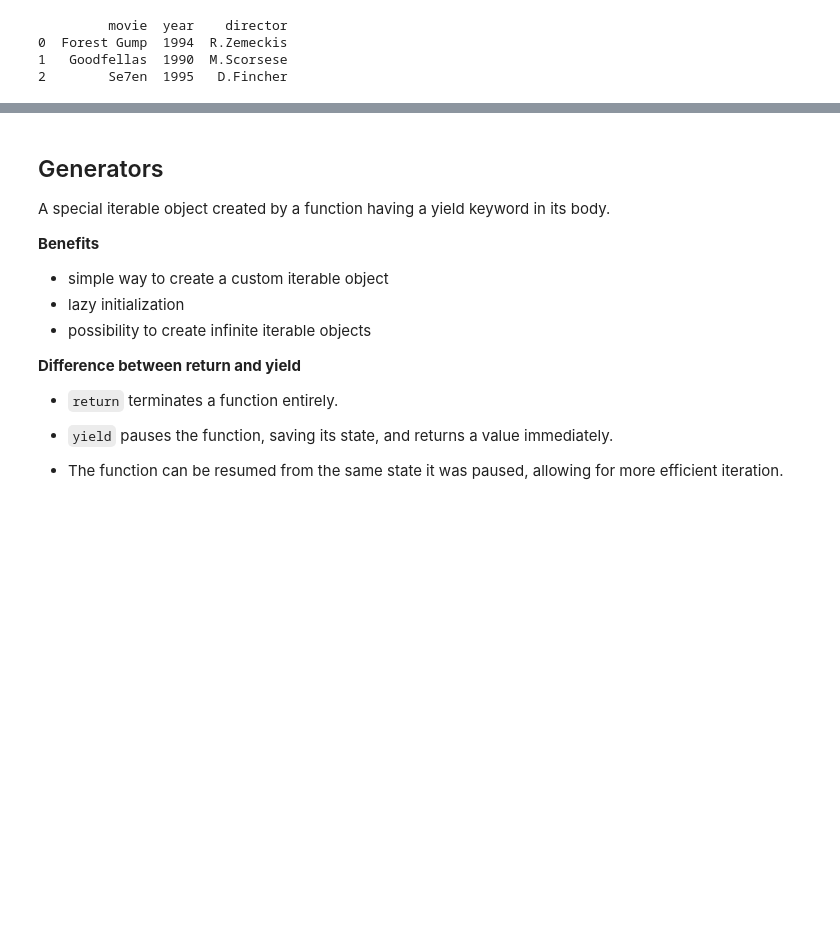
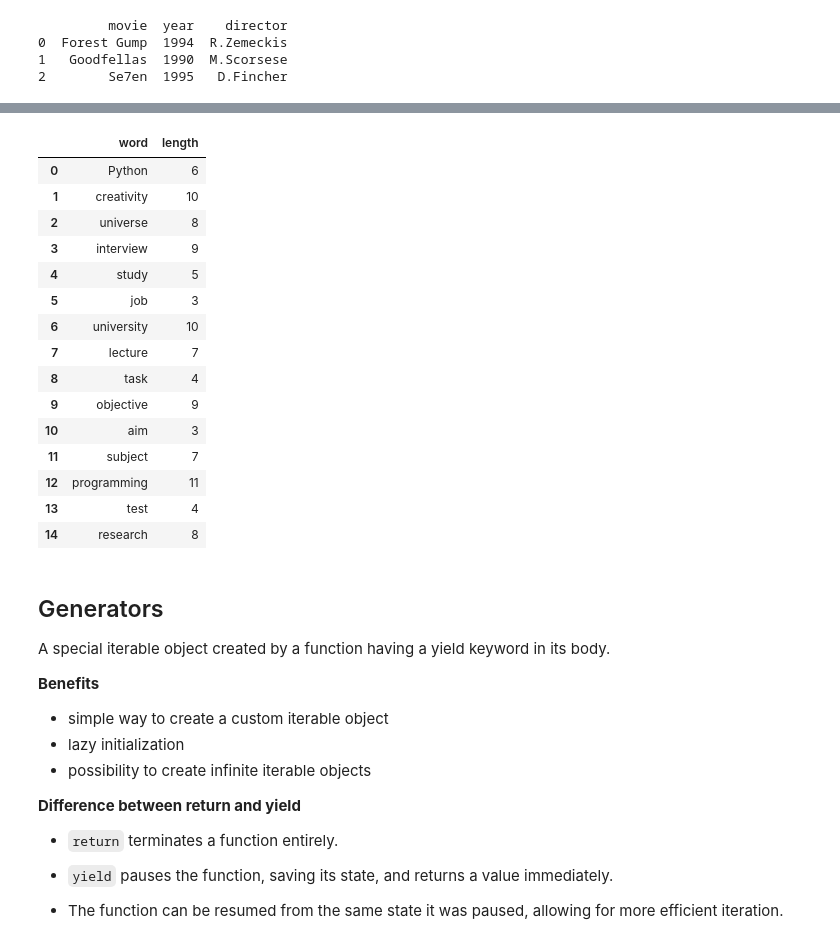
Before and after one commit to lisiqi/advanced-python-coding, a Jupyter notebook: notebooks/2_iterables_iterators.ipynb, the cells around one changed output, grey strips where cells are left out. Saved outputs shown, nothing was run; the diff lists cells and outputs as text; code cells hidden in the pictures; blank space fills up the shorter version.

```diff
--- a/notebooks/2_iterables_iterators.ipynb
+++ b/notebooks/2_iterables_iterators.ipynb
@@ -168,0 +213,11 @@ print(movie_df)
+# %%
+# Create a list of tuples with lengths and longest words
+result = [
+    (len(item), get_longest_word(item)) for item in wlist
+]
+
+# Unzip the result
+lengths, words = zip(*result)
+
+for item in zip(wlist, lengths, words):
+    print(item)
@@ -168,0 +228,17 @@ print(movie_df)
+# %%
+import pandas as pd
+# Create a list of tuples with words and their lengths
+word_lengths = [
+    (item, len(item)) for items in wlist for item in items
+]
+
+# Unwrap the word_lengths
+words, lengths = zip(*word_lengths)
+
+# Create a zip object
+col_names = ['word', 'length']
+result = zip(col_names, [words, lengths])
+
+# Convert the result to a dictionary and build a DataFrame
+data_frame = pd.DataFrame(dict(result))
+print(data_frame)
@@ -169,3 +280,23 @@ print(movie_df)
+# %%
+# Another way to create a DataFrame from a list of tuples
+pd.DataFrame(word_lengths, columns=['word', 'length'])
+# %% [output]
+|  | word | length |
+| 0 | Python | 6 |
+| 1 | creativity | 10 |
+| 2 | universe | 8 |
+| 3 | interview | 9 |
+| 4 | study | 5 |
+| 5 | job | 3 |
+| 6 | university | 10 |
+| 7 | lecture | 7 |
+| 8 | task | 4 |
+| 9 | objective | 9 |
+| 10 | aim | 3 |
+| 11 | subject | 7 |
+| 12 | programming | 11 |
+| 13 | test | 4 |
+| 14 | research | 8 |
 # %% [markdown]
 ## Generators
 A special iterable object created by a function having a yield keyword in its body.
```
Also changed, not shown: parts of 5 cells of this notebook, 8 other files.
